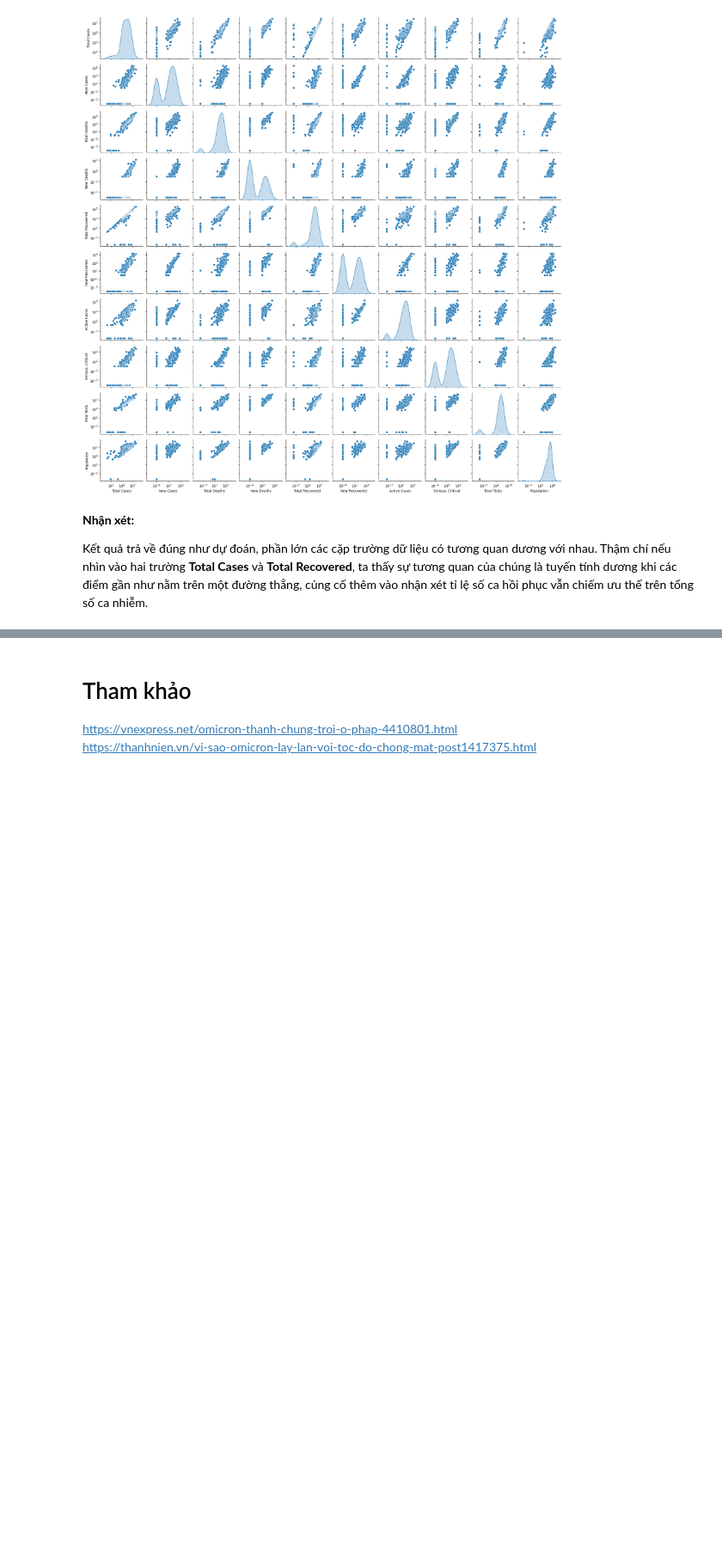
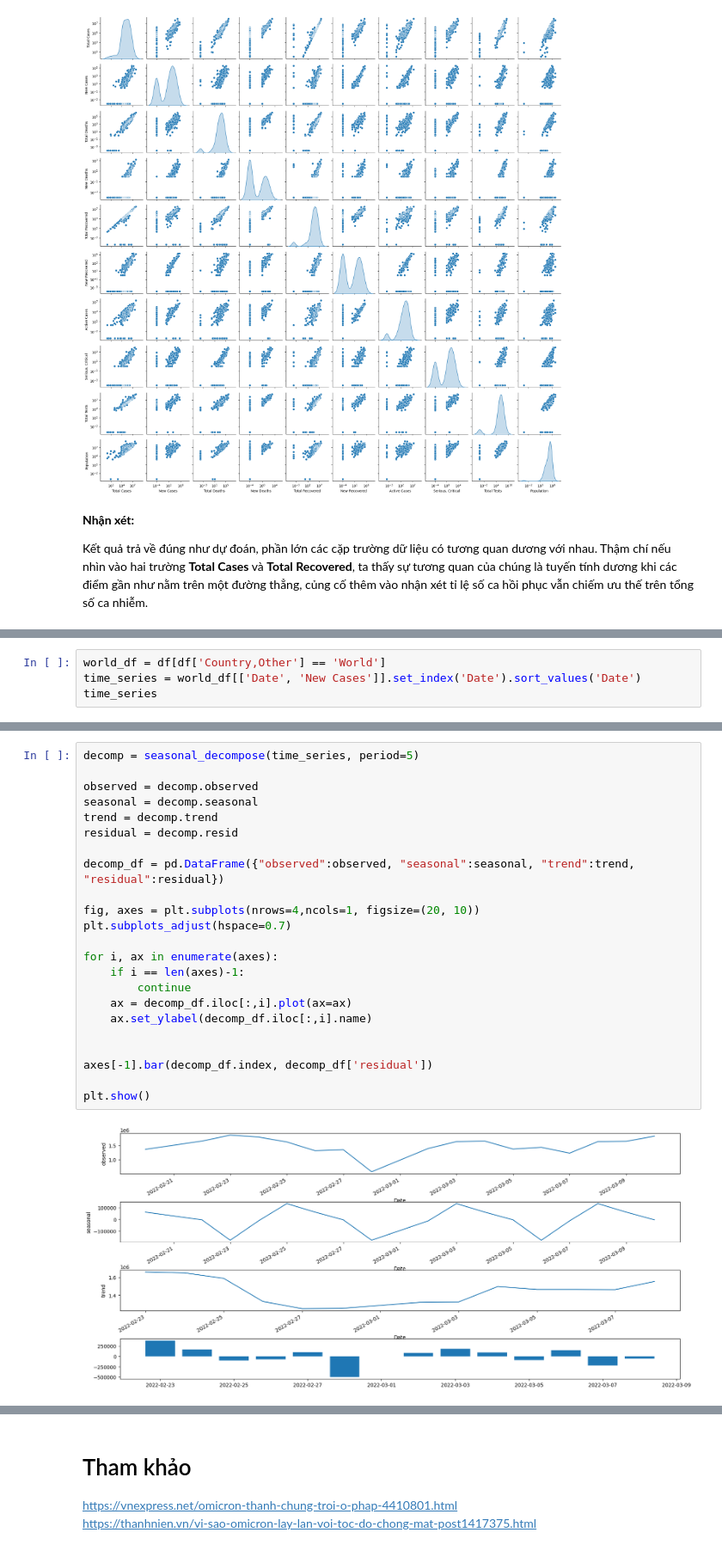
Before and after one commit to cttho/cttho-education-projects, a Jupyter notebook: Worldometer-COVID19/Lab01.ipynb, the cells around one changed output, grey strips where cells are left out. Shown at 86% size. Saved outputs shown, nothing was run; the diff lists cells and outputs as text; blank space fills up the shorter version.

```diff
--- a/Worldometer-COVID19/Lab01.ipynb
+++ b/Worldometer-COVID19/Lab01.ipynb
@@ -878,0 +905,4 @@ Kết quả trả về đúng như dự đoán, phần lớn các cặp trườn
+# %%
+world_df = df[df['Country,Other'] == 'World']
+time_series = world_df[['Date', 'New Cases']].set_index('Date').sort_values('Date')
+time_series
@@ -878,0 +929,25 @@ Kết quả trả về đúng như dự đoán, phần lớn các cặp trườn
+# %%
+decomp = seasonal_decompose(time_series, period=5)
+
+observed = decomp.observed
+seasonal = decomp.seasonal
+trend = decomp.trend
+residual = decomp.resid
+
+decomp_df = pd.DataFrame({"observed":observed, "seasonal":seasonal, "trend":trend, "residual":residual})
+
+fig, axes = plt.subplots(nrows=4,ncols=1, figsize=(20, 10))
+plt.subplots_adjust(hspace=0.7)
+
+for i, ax in enumerate(axes):
+    if i == len(axes)-1:
+        continue
+    ax = decomp_df.iloc[:,i].plot(ax=ax)
+    ax.set_ylabel(decomp_df.iloc[:,i].name)
+
+
+axes[-1].bar(decomp_df.index, decomp_df['residual'])
+
+plt.show()
+# %% [output]
+[figure, added]
```
Also changed, not shown: parts of 24 cells of this notebook, 21 other files.
